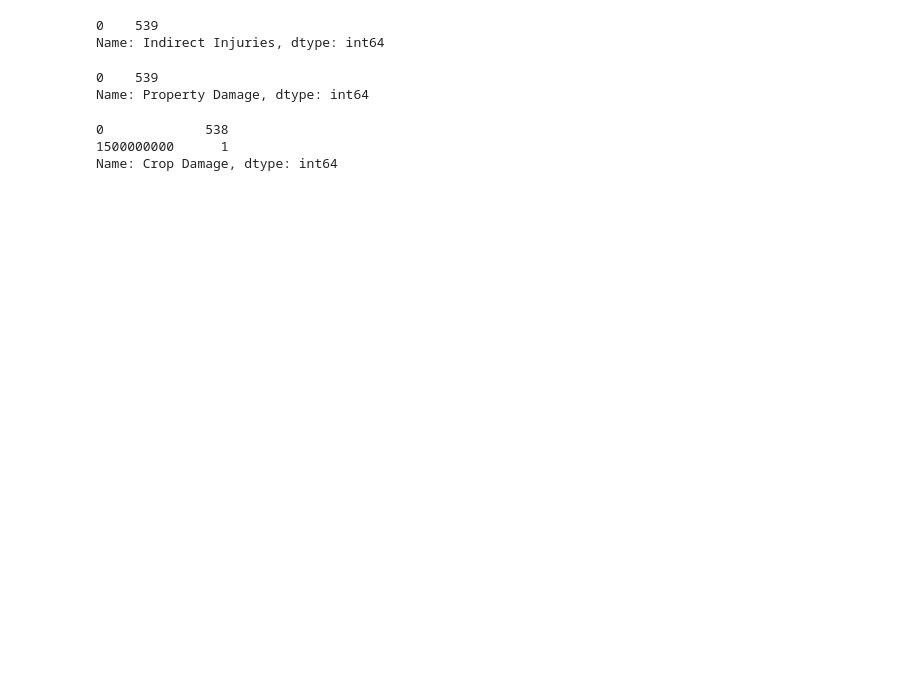
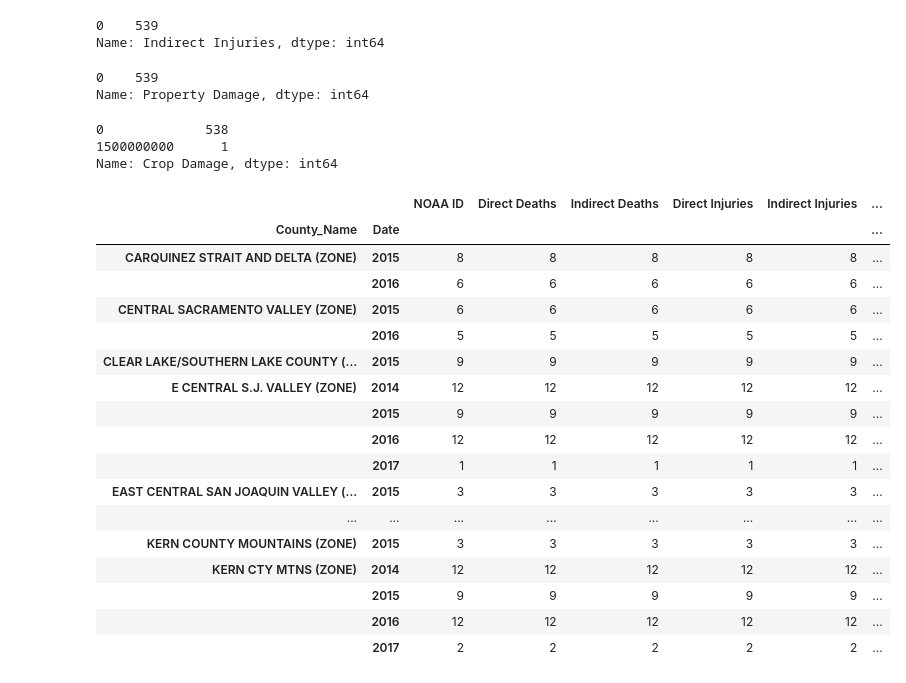
Before and after one commit to jacobdv/extreme-weather, a Jupyter notebook: drought_damage_mining.ipynb, the cells around one changed output. Drawn from its saved outputs; the diff is of its cells as text; code cells hidden in the pictures; blank space fills up the shorter version.

```diff
--- a/drought_damage_mining.ipynb
+++ b/drought_damage_mining.ipynb
@@ -198,3 +118,25 @@ drought["Crop Damage"].value_counts()
 0             538
 1500000000      1
 Name: Crop Damage, dtype: int64
+# %%
+grouped_counties = drought_reduce.groupby(['County_Name', 'Date'])
+grouped_counties.count().head(20)
+# %% [output]
+|  |  | NOAA ID | Direct Deaths | Indirect Deaths | Direct Injuries | Indirect Injuries | ... |
+| County_Name | Date |  |  |  |  |  | ... |
+| CARQUINEZ STRAIT AND DELTA (ZONE) | 2015 | 8 | 8 | 8 | 8 | 8 | ... |
+|  | 2016 | 6 | 6 | 6 | 6 | 6 | ... |
+| CENTRAL SACRAMENTO VALLEY (ZONE) | 2015 | 6 | 6 | 6 | 6 | 6 | ... |
+|  | 2016 | 5 | 5 | 5 | 5 | 5 | ... |
+| CLEAR LAKE/SOUTHERN LAKE COUNTY (... | 2015 | 9 | 9 | 9 | 9 | 9 | ... |
+| E CENTRAL S.J. VALLEY (ZONE) | 2014 | 12 | 12 | 12 | 12 | 12 | ... |
+|  | 2015 | 9 | 9 | 9 | 9 | 9 | ... |
+|  | 2016 | 12 | 12 | 12 | 12 | 12 | ... |
+|  | 2017 | 1 | 1 | 1 | 1 | 1 | ... |
+| EAST CENTRAL SAN JOAQUIN VALLEY (... | 2015 | 3 | 3 | 3 | 3 | 3 | ... |
+| ... | ... | ... | ... | ... | ... | ... | ... |
+| KERN COUNTY MOUNTAINS (ZONE) | 2015 | 3 | 3 | 3 | 3 | 3 | ... |
+| KERN CTY MTNS (ZONE) | 2014 | 12 | 12 | 12 | 12 | 12 | ... |
+|  | 2015 | 9 | 9 | 9 | 9 | 9 | ... |
+|  | 2016 | 12 | 12 | 12 | 12 | 12 | ... |
+|  | 2017 | 2 | 2 | 2 | 2 | 2 | ... |
```
Also changed, not shown: parts of 21 cells of this notebook, 2 other files.
